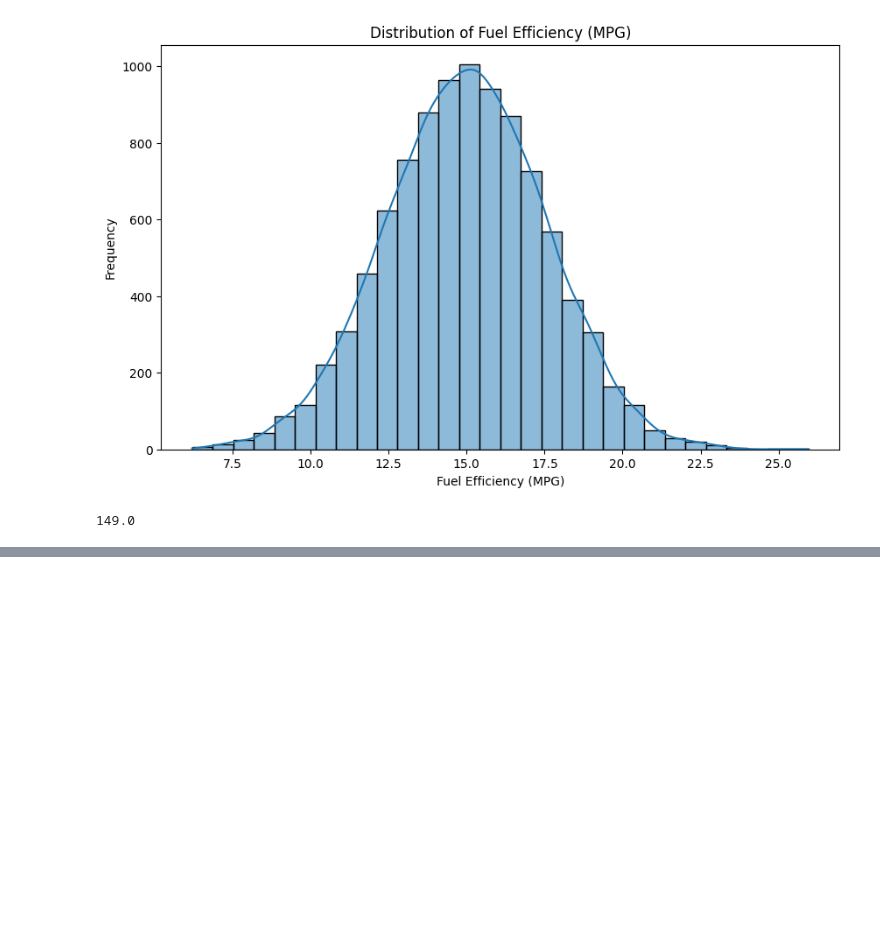
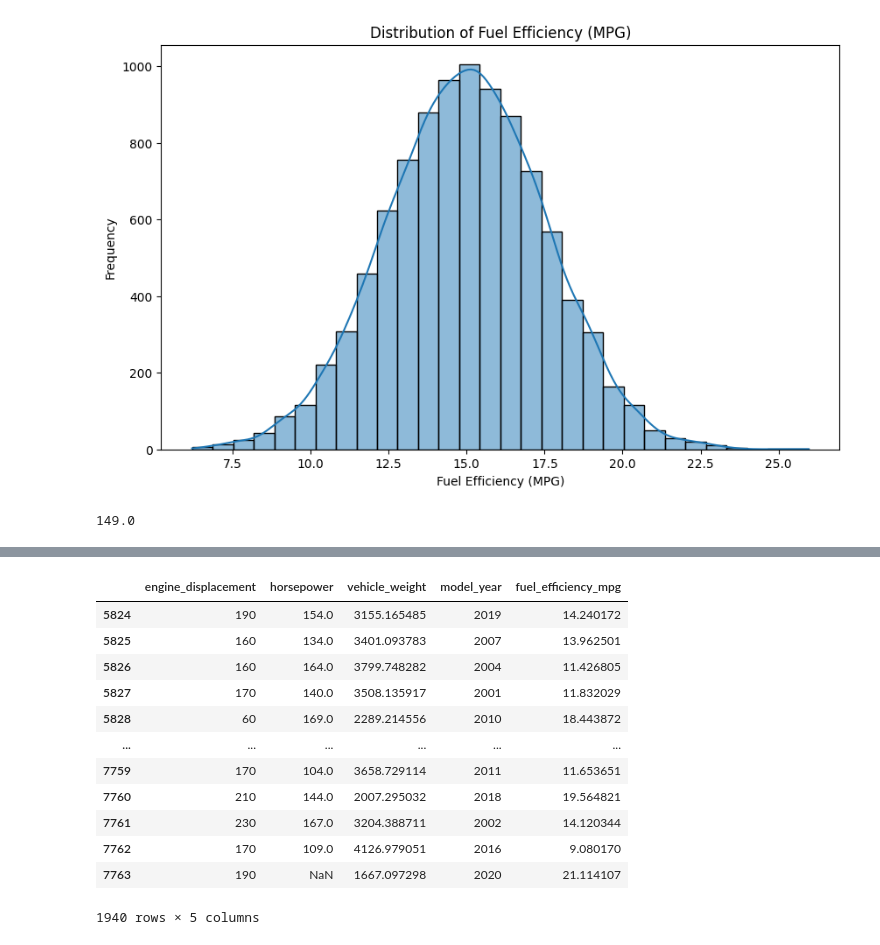
Before and after one commit to chaker88/MLZoomcamp-Course-ChakerSaidi, a Jupyter notebook: 02-Regression/homework_notebook_02.ipynb, the cells around one changed output, grey strips where cells are left out. Saved outputs shown, nothing was run; the diff lists cells and outputs as text; code cells hidden in the pictures; blank space fills up the shorter version.

```diff
--- a/02-Regression/homework_notebook_02.ipynb
+++ b/02-Regression/homework_notebook_02.ipynb
@@ -86,0 +105,16 @@ print(median_hp)
+# %%
+df_val
+# %% [output]
+|  | engine_displacement | horsepower | vehicle_weight | model_year | fuel_efficiency_mpg |
+| 5824 | 190 | 154.0 | 3155.165485 | 2019 | 14.240172 |
+| 5825 | 160 | 134.0 | 3401.093783 | 2007 | 13.962501 |
+| 5826 | 160 | 164.0 | 3799.748282 | 2004 | 11.426805 |
+| 5827 | 170 | 140.0 | 3508.135917 | 2001 | 11.832029 |
+| 5828 | 60 | 169.0 | 2289.214556 | 2010 | 18.443872 |
+| ... | ... | ... | ... | ... | ... |
+| 7759 | 170 | 104.0 | 3658.729114 | 2011 | 11.653651 |
+| 7760 | 210 | 144.0 | 2007.295032 | 2018 | 19.564821 |
+| 7761 | 230 | 167.0 | 3204.388711 | 2002 | 14.120344 |
+| 7762 | 170 | 109.0 | 4126.979051 | 2016 | 9.080170 |
+| 7763 | 190 | NaN | 1667.097298 | 2020 | 21.114107 |
+1940 rows × 5 columns
```
Also changed, not shown: parts of 20 cells of this notebook.
